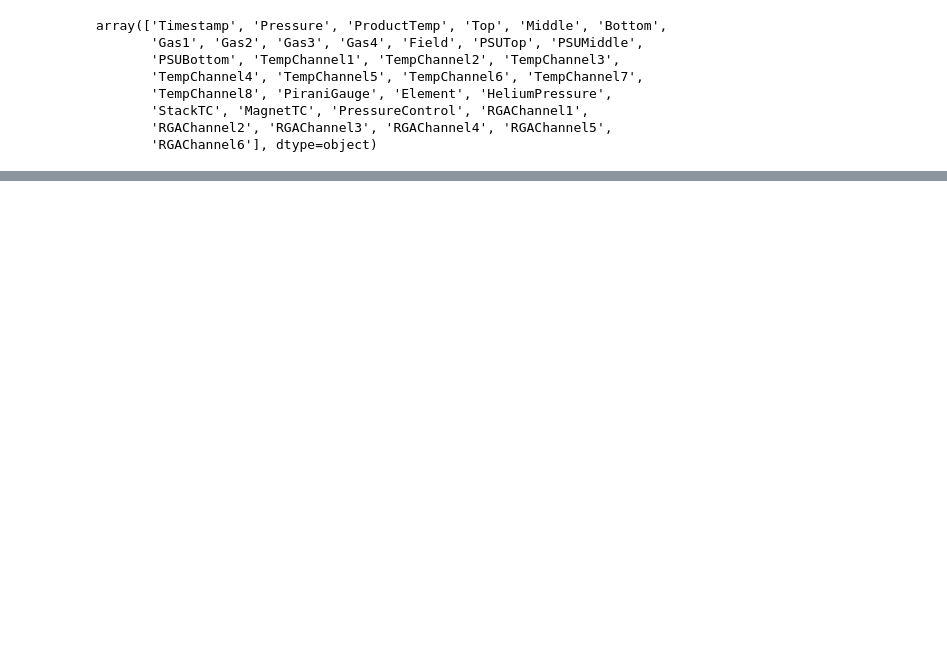
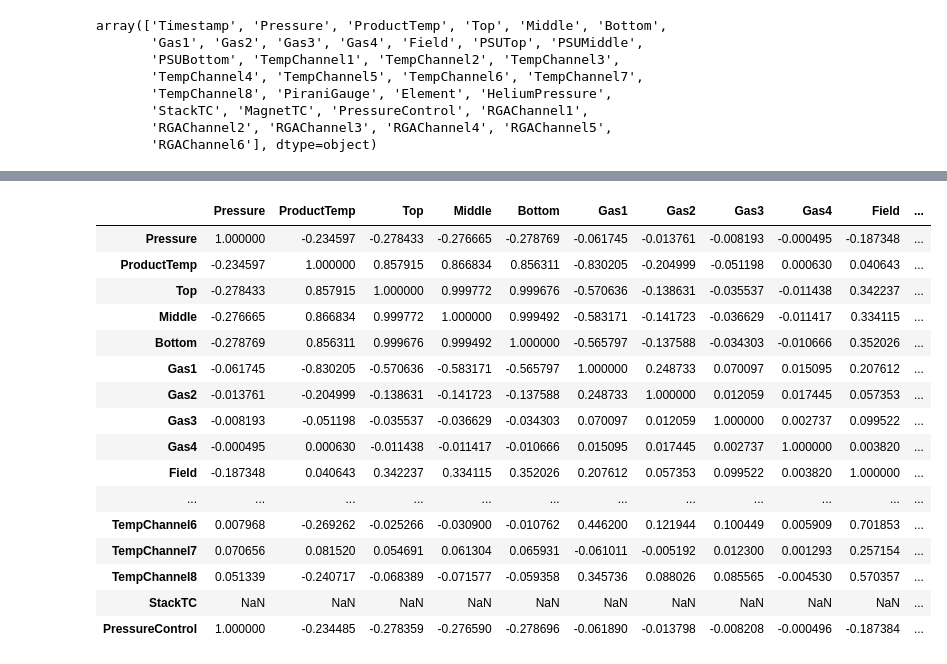
Before and after one commit to rohanbgm/TEL_Assignment_rohan, a Jupyter notebook: TEL_Assessment.ipynb, the cells around one changed output, grey strips where cells are left out. Drawn from its saved outputs; the diff is of its cells as text; code cells hidden in the pictures; blank space fills up the shorter version.

```diff
--- a/TEL_Assessment.ipynb
+++ b/TEL_Assessment.ipynb
@@ -84,0 +154,8 @@ All values in the column 'colllo' are Zero
+# %%
+#since some of the columns like PiraniGauge,Element  contain unique values we can drop them as they will not help in our analysis
+#converting the timestamp dtype to datetime will help us perform operations of datetime
+new_df = df.drop(columns=['PiraniGauge','Element'], axis=1)
+new_df['Timestamp'] = pd.to_datetime(new_df['Timestamp'])
+
+print(df.shape)
+print(new_df.shape)
@@ -84,0 +190,21 @@ All values in the column 'colllo' are Zero
+# %%
+#since we have columns with only zero values we plan to drop those as seen in the describe cell
+#from from stats above we can see that column HeliumPressure, MagnetTC and RGAChannel1-6 have 0 values which will not have much impact on our future analysis so we opt to drop those columns
+
+new_df1 = new_df.drop(columns=['HeliumPressure', 'MagnetTC', 'RGAChannel1' , 'RGAChannel2', 'RGAChannel3', 'RGAChannel4', 'RGAChannel4', 'RGAChannel5', 'RGAChannel6'])
+
+#to dop the timestamp column so that we can plot the correlation between the variables
+new_df1 = new_df1.drop(columns=['Timestamp'])
+
+print(new_df1.head(5))
+
+#df1 = df.dropna(how='all', axis=1)
+#print(df1.head(5))
+
+'''
+# Check if all values are zero in column 'colllo'
+if (df[['RGAChannel1'][]]  == 0).all():
+    print("All values in the column 'colllo' are Zero")
+else:
+    print("All values in the column 'colllo' are not Zero")
+'''
@@ -84,0 +230,20 @@ All values in the column 'colllo' are Zero
+# %%
+new_df1.corr()
+# %% [output]
+|  | Pressure | ProductTemp | Top | Middle | Bottom | Gas1 | Gas2 | Gas3 | Gas4 | Field | ... |
+| Pressure | 1.000000 | -0.234597 | -0.278433 | -0.276665 | -0.278769 | -0.061745 | -0.013761 | -0.008193 | -0.000495 | -0.187348 | ... |
+| ProductTemp | -0.234597 | 1.000000 | 0.857915 | 0.866834 | 0.856311 | -0.830205 | -0.204999 | -0.051198 | 0.000630 | 0.040643 | ... |
+| Top | -0.278433 | 0.857915 | 1.000000 | 0.999772 | 0.999676 | -0.570636 | -0.138631 | -0.035537 | -0.011438 | 0.342237 | ... |
+| Middle | -0.276665 | 0.866834 | 0.999772 | 1.000000 | 0.999492 | -0.583171 | -0.141723 | -0.036629 | -0.011417 | 0.334115 | ... |
+| Bottom | -0.278769 | 0.856311 | 0.999676 | 0.999492 | 1.000000 | -0.565797 | -0.137588 | -0.034303 | -0.010666 | 0.352026 | ... |
+| Gas1 | -0.061745 | -0.830205 | -0.570636 | -0.583171 | -0.565797 | 1.000000 | 0.248733 | 0.070097 | 0.015095 | 0.207612 | ... |
+| Gas2 | -0.013761 | -0.204999 | -0.138631 | -0.141723 | -0.137588 | 0.248733 | 1.000000 | 0.012059 | 0.017445 | 0.057353 | ... |
+| Gas3 | -0.008193 | -0.051198 | -0.035537 | -0.036629 | -0.034303 | 0.070097 | 0.012059 | 1.000000 | 0.002737 | 0.099522 | ... |
+| Gas4 | -0.000495 | 0.000630 | -0.011438 | -0.011417 | -0.010666 | 0.015095 | 0.017445 | 0.002737 | 1.000000 | 0.003820 | ... |
+| Field | -0.187348 | 0.040643 | 0.342237 | 0.334115 | 0.352026 | 0.207612 | 0.057353 | 0.099522 | 0.003820 | 1.000000 | ... |
+| ... | ... | ... | ... | ... | ... | ... | ... | ... | ... | ... | ... |
+| TempChannel6 | 0.007968 | -0.269262 | -0.025266 | -0.030900 | -0.010762 | 0.446200 | 0.121944 | 0.100449 | 0.005909 | 0.701853 | ... |
+| TempChannel7 | 0.070656 | 0.081520 | 0.054691 | 0.061304 | 0.065931 | -0.061011 | -0.005192 | 0.012300 | 0.001293 | 0.257154 | ... |
+| TempChannel8 | 0.051339 | -0.240717 | -0.068389 | -0.071577 | -0.059358 | 0.345736 | 0.088026 | 0.085565 | -0.004530 | 0.570357 | ... |
+| StackTC | NaN | NaN | NaN | NaN | NaN | NaN | NaN | NaN | NaN | NaN | ... |
+| PressureControl | 1.000000 | -0.234485 | -0.278359 | -0.276590 | -0.278696 | -0.061890 | -0.013798 | -0.008208 | -0.000496 | -0.187384 | ... |
```
Also changed, not shown: parts of 14 cells of this notebook.
